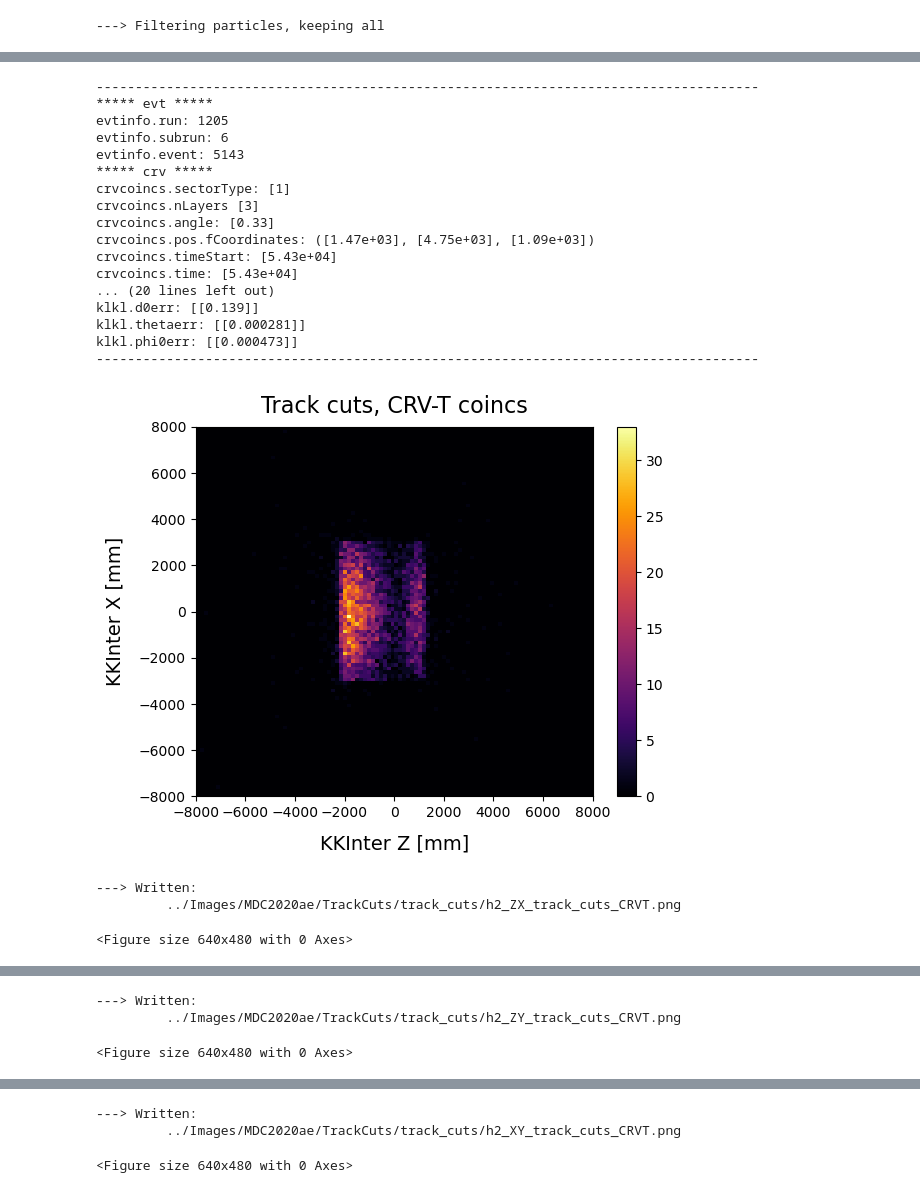
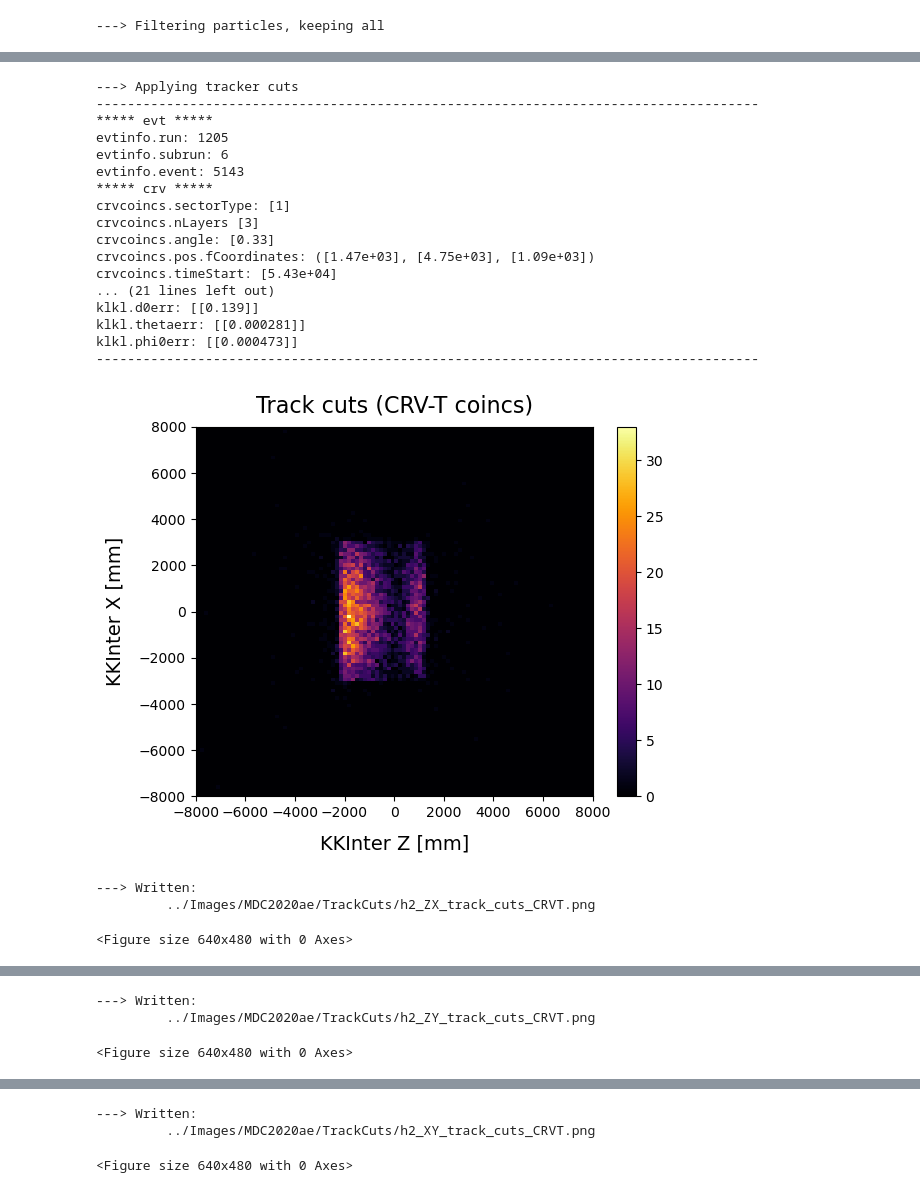
Before and after one commit to sam-grant/CRVSim, a Jupyter notebook: Analyses/Jupyter/TrackCuts.ipynb, the cells around one changed output, grey strips where cells are left out. Drawn from its saved outputs; the diff is of its cells as text; code cells hidden in the pictures.

```diff
--- a/Analyses/Jupyter/TrackCuts.ipynb
+++ b/Analyses/Jupyter/TrackCuts.ipynb
@@ -139,29 +75,30 @@ klkl.phi0err: [[0.000398, 0.000425, 0.000425, 0.000398, ..., 0.000425, 0.000425,
 # %%
 # Events at the end of the digitisation window get messed up
 # Cut on start time
-def CutOnStartTime(data_, quiet=False):
+def CutOnStartTime(arrays_, quiet=False):
     if not quiet: print(f"\n---> Cutting on start time")
-    startTimeCondition = ak.all(data_["crv"]["crvcoincs.timeStart"] <= 99500, axis=1)
-    return data_[startTimeCondition]
+    startTimeCondition = ak.all(arrays_["crv"]["crvcoincs.timeStart"] <= 99500, axis=1)
+    return arrays_[startTimeCondition]
 
 data_ = CutOnStartTime(data_)
 # %% [output]
 ---> Cutting on start time
 # %%
 # Filter particles
-def FilterParticles(data_, particle, quiet=False):
+def FilterParticles(arrays_, particle, quiet=False):
     if not quiet: print(f"\n---> Filtering particles, keeping {particle}")
 
-    muonCondition = ak.any((data_["crv"]["crvcoincsmc.pdgId"] == 13) | (data_["crv"]["crvcoincsmc.pdgId"] == -13), axis=1)
+    muonCondition = ak.any((arrays_["crv"]["crvcoincsmc.pdgId"] == 13) | (arrays_["crv"]["crvcoincsmc.pdgId"] == -13), axis=1)
     if particle == "all":
-        return data_
+        return arrays_
     elif particle == "muons":
-        return data_[muonCondition]
+        return arrays_[muonCondition]
     elif particle == "non_muons":
-        return data_[~muonCondition]
+        return arrays_[~muonCondition]
     else:
         raise ValueError(f"Particle string {particle} not valid!")
 
+particle = "all"
 data_ = FilterParticles(data_, particle)
 # %% [output]
 ---> Filtering particles, keeping all
@@ -288,7 +555,9 @@ klkl.phi0err: [[0.000425]]
 '''
 Track cuts (CRV-T coinc)
 '''
-track_cuts_CRVT_ = ak.copy(track_cuts_)
+
+track_cuts_CRVT_ = ak.copy(data_)
+track_cuts_CRVT_ = ApplyTrackerCuts(track_cuts_CRVT_)
 track_cuts_CRVT_["crv"] = track_cuts_CRVT_["crv"][track_cuts_CRVT_["crv"]["crvcoincs.sectorType"] == 1]
 
 # Now remove events with no coincidence
@@ -301,42 +570,42 @@ ut.PrintNEvents(track_cuts_CRVT_, 1)
 Plot2D(x=ak.flatten(track_cuts_CRVT_["trkfit"]["klfit"]["pos"]["fCoordinates"]["fZ"], axis=None)#[:1000]
        , y=ak.flatten(track_cuts_CRVT_["trkfit"]["klfit"]["pos"]["fCoordinates"]["fX"], axis=None)#[:1000]
        , nbinsX=100, xmin=-8000, xmax=8000, nbinsY=100, ymin=-8000, ymax=8000
        # , xbox_= [-crvDS_len/2, crvDS_len/2], ybox_ =  [-crvDS_wid/2, crvDS_wid/2]
-       , title="Track cuts, CRV-T coincs", xlabel="KKInter Z [mm]", ylabel="KKInter X [mm]"
-       , fout=f"../Images/{recon}/TrackCuts/{filters_[1]}/h2_ZX_track_cuts_CRVT.png")
+       , title="Track cuts (CRV-T coincs)", xlabel="KKInter Z [mm]", ylabel="KKInter X [mm]"
+       , fout=f"../Images/{recon}/TrackCuts/h2_ZX_track_cuts_CRVT.png")
 
 Plot2D(x=ak.flatten(track_cuts_CRVT_["trkfit"]["klfit"]["pos"]["fCoordinates"]["fZ"], axis=None)#[:1000]
        , y=ak.flatten(track_cuts_CRVT_["trkfit"]["klfit"]["pos"]["fCoordinates"]["fY"], axis=None)#[:1000]
        , nbinsX=100, xmin=-8000, xmax=8000, nbinsY=100, ymin=0, ymax=6000
        # , xbox_= [-crvDS_len/2, crvDS_len/2], ybox_ =  [-crvDS_wid/2, crvDS_wid/2]
-       , title="Track cuts, CRV-T coincs", xlabel="KKInter Z [mm]", ylabel="KKInter Y [mm]"
-       , fout=f"../Images/{recon}/TrackCuts/{filters_[1]}/h2_ZY_track_cuts_CRVT.png")
+       , title="Track cuts (CRV-T coincs)", xlabel="KKInter Z [mm]", ylabel="KKInter Y [mm]"
+       , fout=f"../Images/{recon}/TrackCuts/h2_ZY_track_cuts_CRVT.png")
 
 Plot2D(x=ak.flatten(track_cuts_CRVT_["trkfit"]["klfit"]["pos"]["fCoordinates"]["fX"], axis=None)#[:1000]
        , y=ak.flatten(track_cuts_CRVT_["trkfit"]["klfit"]["pos"]["fCoordinates"]["fY"], axis=None)#[:1000]
        , nbinsX=100, xmin=-8000, xmax=8000, nbinsY=100, ymin=0, ymax=6000
        # , xbox_= [-crvDS_len/2, crvDS_len/2], ybox_ =  [-crvDS_wid/2, crvDS_wid/2]
-       , title="Track cuts, CRV-T coincs", xlabel="KKInter Z [mm]", ylabel="KKInter Y [mm]"
-       , fout=f"../Images/{recon}/TrackCuts/{filters_[1]}/h2_XY_track_cuts_CRVT.png")
+       , title="Track cuts (CRV-T coincs)", xlabel="KKInter Z [mm]", ylabel="KKInter Y [mm]"
+       , fout=f"../Images/{recon}/TrackCuts/h2_XY_track_cuts_CRVT.png")
 # %% [output]
+---> Applying tracker cuts
 -------------------------------------------------------------------------------------
 ***** evt *****
 evtinfo.run: 1205
 evtinfo.subrun: 6
 evtinfo.event: 5143
 ***** crv *****
 crvcoincs.sectorType: [1]
 crvcoincs.nLayers [3]
 crvcoincs.angle: [0.33]
 crvcoincs.pos.fCoordinates: ([1.47e+03], [4.75e+03], [1.09e+03])
 crvcoincs.timeStart: [5.43e+04]
-crvcoincs.time: [5.43e+04]
-... (20 lines left out)
+... (21 lines left out)
 klkl.d0err: [[0.139]]
 klkl.thetaerr: [[0.000281]]
 klkl.phi0err: [[0.000473]]
 -------------------------------------------------------------------------------------
-[figure, old version]
+[figure, new version]
 ---> Written:
-         ../Images/MDC2020ae/TrackCuts/track_cuts/h2_ZX_track_cuts_CRVT.png
+         ../Images/MDC2020ae/TrackCuts/h2_ZX_track_cuts_CRVT.png
 <Figure size 640x480 with 0 Axes>
@@ -344,3 +613,3 @@ klkl.phi0err: [[0.000473]]
 ---> Written:
-         ../Images/MDC2020ae/TrackCuts/track_cuts/h2_ZY_track_cuts_CRVT.png
+         ../Images/MDC2020ae/TrackCuts/h2_ZY_track_cuts_CRVT.png
 <Figure size 640x480 with 0 Axes>
@@ -348,3 +617,3 @@ klkl.phi0err: [[0.000473]]
 ---> Written:
-         ../Images/MDC2020ae/TrackCuts/track_cuts/h2_XY_track_cuts_CRVT.png
+         ../Images/MDC2020ae/TrackCuts/h2_XY_track_cuts_CRVT.png
 <Figure size 640x480 with 0 Axes>
```
Also changed, not shown: parts of 31 cells of this notebook.
